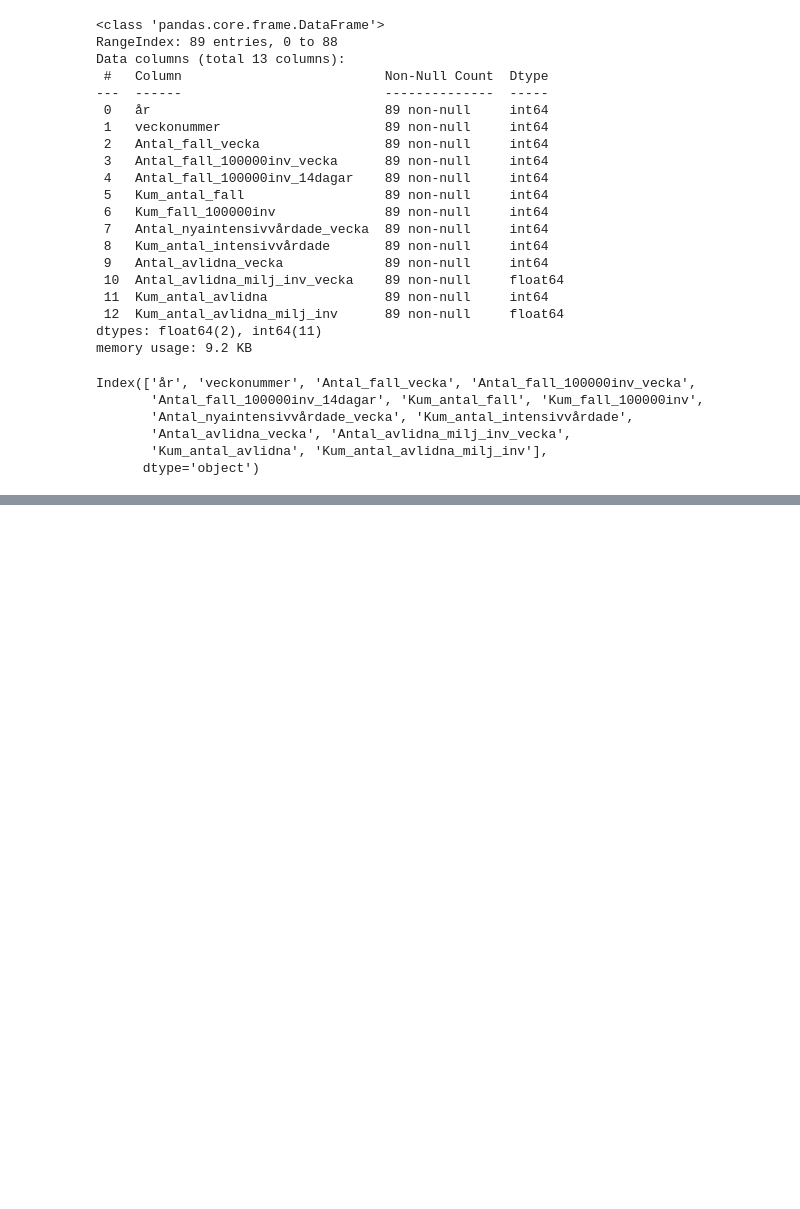
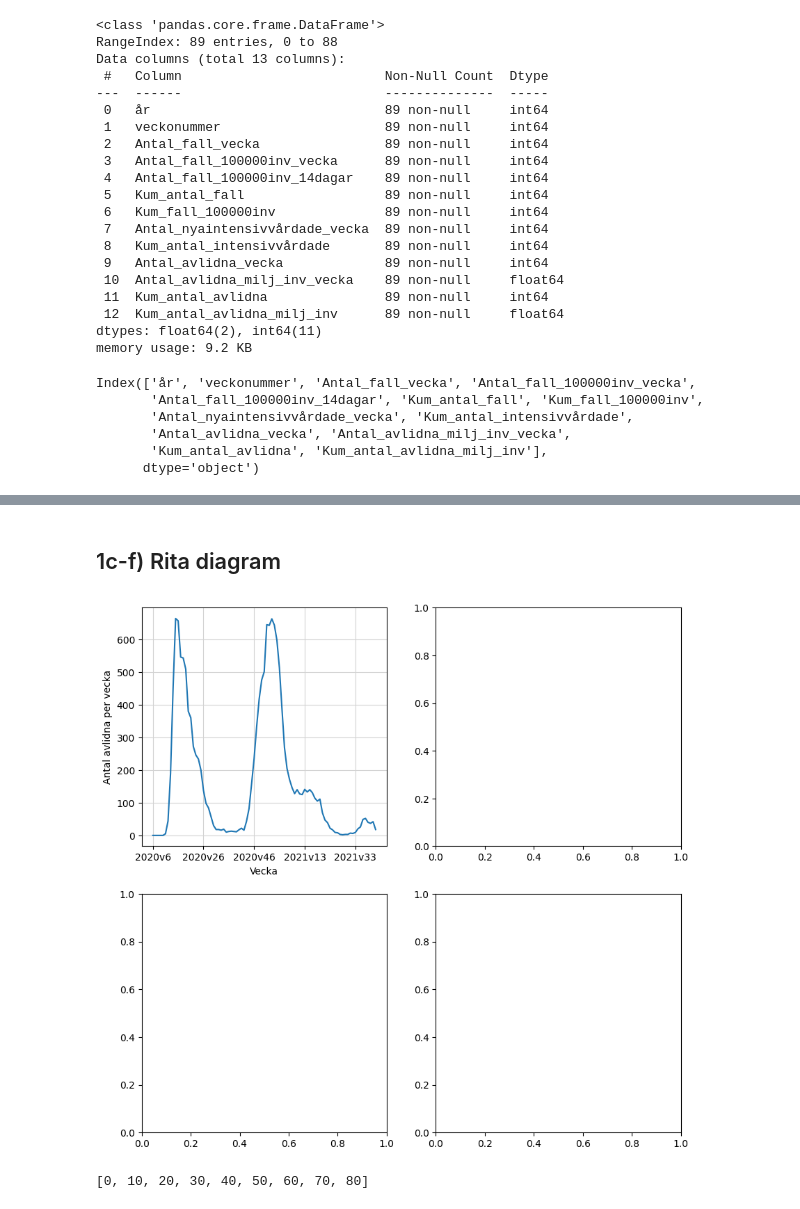
Before and after one commit to jwiegert/databehandling-joachim-wiegert, a Jupyter notebook: labs/lab1/jwiegert_lab1.ipynb, the cells around one changed output, grey strips where cells are left out. Drawn from its saved outputs; the diff is of its cells as text; code cells hidden in the pictures; blank space fills up the shorter version.

```diff
--- a/labs/lab1/jwiegert_lab1.ipynb
+++ b/labs/lab1/jwiegert_lab1.ipynb
@@ -74,0 +79,5 @@ Index(['år', 'veckonummer', 'Antal_fall_vecka', 'Antal_fall_100000inv_vecka',
+# %%
+c19sweden["vecka"] = c19sweden["år"].astype(str) + "v" + c19sweden["veckonummer"].astype(str)
+
+# Check
+c19sweden["vecka"]
@@ -74,0 +97,45 @@ Index(['år', 'veckonummer', 'Antal_fall_vecka', 'Antal_fall_100000inv_vecka',
+# %% [markdown]
+## 1c-f) Rita diagram
+# %%
+# With seaborn
+#
+# Subplots are named after problem-letter, easier to follow(?)
+fig,ax = plt.subplots(
+    2,2,
+    dpi=100,
+    figsize=(10,10)
+)
+
+# 1c avlidna fall per vecka, 2020v6 to now
+#
+# Some settings (labels and position of ticks)
+ax[0,0].set(ylabel="Antal avlidna per vecka", xlabel="Vecka")
+ax[0,0].set_xticks(list(range(0,len(c19sweden["vecka"]),20)))
+ax[0,0].grid(color="lightgray")
+
+# Plot
+sns.lineplot(
+    data=c19sweden,
+    x="vecka", y="Antal_avlidna_vecka",
+    ax=ax[0,0]
+);
+
+
+# TODO
+
+# 1d nya fall per vecka, 2020v6 to now.
+
+
+# 1e avlidna fall per vecka & nya fall per vecka, 2020v6 to now
+
+
+
+# 1f kumulativt antal fall, 2020v6 to now
+
+# save figure: 1cdef_seaborn.png
+# %% [output]
+[figure, added]
+# %%
+list(range(0,len(c19sweden["vecka"]),10))
+# %% [output]
+[0, 10, 20, 30, 40, 50, 60, 70, 80]
```
Also changed, not shown: parts of 3 cells of this notebook.
